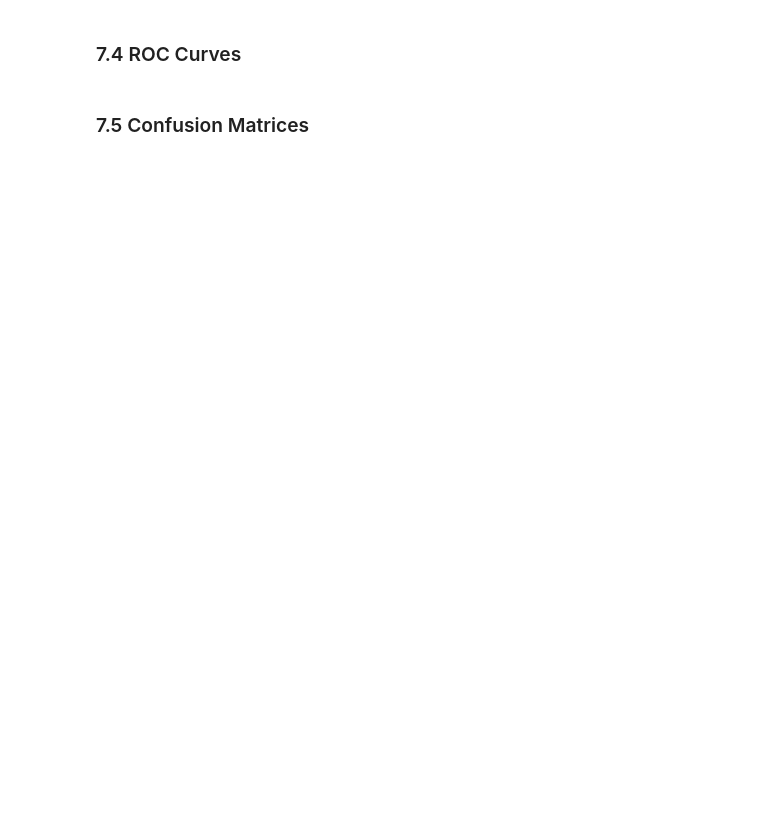
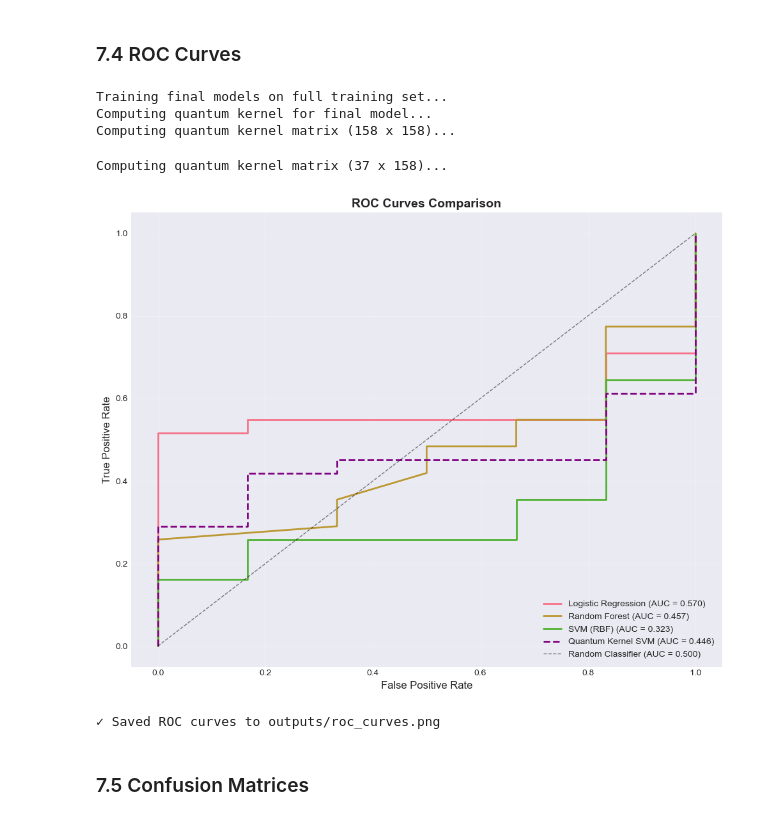
Before and after one commit to prajxal/Parkinson-s-Disease-Detection-with-QSVM, a Jupyter notebook: parkinsons_quantum_ml_analysis.ipynb, the cells around one changed output. Cells and saved outputs as stored; diff of their text form; code cells hidden in the pictures; blank space fills up the shorter version.

Commit message:
Changed the data model was trained on

```diff
--- a/parkinsons_quantum_ml_analysis.ipynb
+++ b/parkinsons_quantum_ml_analysis.ipynb
@@ -520,7 +656,7 @@ def quantum_kernel_circuit(x1, x2):
     for i in range(N_QUBITS - 1, -1, -1):
         qml.RY(-x2[i], wires=i)
 
-    # Return probability of |0...0> state (fidelity)
-    return qml.probs(wires=range(N_QUBITS))[0]
+    # Return probability distribution (will index [0] for |0...0> state after execution)
+    return qml.probs(wires=range(N_QUBITS))
 
 print("✓ Quantum feature map defined")
@@ -565,7 +703,9 @@ def compute_quantum_kernel(X1, X2=None):
         for j in range(n2):
             # Compute overlap using quantum circuit
             # Kernel value is |<φ(x1)|φ(x2)>|² = probability of |0...0> state
-            kernel_value = quantum_kernel_circuit(X1_norm[i], X2_norm[j])
+            probs = quantum_kernel_circuit(X1_norm[i], X2_norm[j])
+            # Extract probability of |0...0> state (first element of probability array)
+            kernel_value = probs[0]
             kernel_matrix[i, j] = float(kernel_value)
 
     return kernel_matrix
@@ -600,7 +742,9 @@ for fold, (train_idx, val_idx) in enumerate(subject_wise_cv(X_train_quantum, y_t
     K_train = compute_quantum_kernel(X_train_cv)
 
     print("  Computing validation kernel matrix...")
-    K_val = compute_quantum_kernel(X_train_cv, X_val_cv)
+    # For sklearn's precomputed kernel, validation kernel must be (n_val, n_train)
+    # So we swap arguments: validation samples (rows) × training samples (columns)
+    K_val = compute_quantum_kernel(X_val_cv, X_train_cv)
 
     # Train SVM with precomputed kernel
     svm_quantum = SVC(kernel='precomputed', probability=True, random_state=RANDOM_STATE)
@@ -783,7 +986,9 @@ for model_name, model in models.items():
 # Quantum kernel SVM
 print("Computing quantum kernel for final model...")
 K_train_final = compute_quantum_kernel(X_train_quantum)
-K_test_final = compute_quantum_kernel(X_train_quantum, X_test_quantum)
+# For sklearn's precomputed kernel, test kernel must be (n_test, n_train)
+# So we swap arguments: test samples (rows) × training samples (columns)
+K_test_final = compute_quantum_kernel(X_test_quantum, X_train_quantum)
 
 svm_quantum_final = SVC(kernel='precomputed', probability=True, random_state=RANDOM_STATE)
 svm_quantum_final.fit(K_train_final, y_train_full)
@@ -791,33 +996,40 @@ svm_quantum_final.fit(K_train_final, y_train_full)
 # Compute ROC curves
 plt.figure(figsize=(10, 8))
 
 # Classical models
 for model_name, model in final_classical_models.items():
     y_pred_proba = model.predict_proba(X_test)[:, 1]
     fpr, tpr, _ = roc_curve(y_test, y_pred_proba)
     auc = roc_auc_score(y_test, y_pred_proba)
     plt.plot(fpr, tpr, label=f'{model_name} (AUC = {auc:.3f})', linewidth=2)
 
 # Quantum model
 y_pred_proba_quantum = svm_quantum_final.predict_proba(K_test_final)[:, 1]
 fpr_q, tpr_q, _ = roc_curve(y_test, y_pred_proba_quantum)
 auc_q = roc_auc_score(y_test, y_pred_proba_quantum)
 plt.plot(fpr_q, tpr_q, label=f'Quantum Kernel SVM (AUC = {auc_q:.3f})',
          linewidth=2, linestyle='--', color='purple')
 
 # Diagonal line (random classifier)
 plt.plot([0, 1], [0, 1], 'k--', label='Random Classifier (AUC = 0.500)', linewidth=1, alpha=0.5)
 
 plt.xlabel('False Positive Rate', fontsize=12)
 plt.ylabel('True Positive Rate', fontsize=12)
 plt.title('ROC Curves Comparison', fontsize=14, fontweight='bold')
 plt.legend(loc='lower right', fontsize=10)
 plt.grid(True, alpha=0.3)
 plt.tight_layout()
 plt.savefig(f'{OUTPUT_DIR}/roc_curves.png', dpi=300, bbox_inches='tight')
 plt.show()
 
 print(f"✓ Saved ROC curves to {OUTPUT_DIR}/roc_curves.png")
+# %% [output]
+Training final models on full training set...
+Computing quantum kernel for final model...
+Computing quantum kernel matrix (158 x 158)...
+Computing quantum kernel matrix (37 x 158)...
+[figure, added]
+✓ Saved ROC curves to outputs/roc_curves.png
 # %% [markdown]
 ### 7.5 Confusion Matrices
 # %%
```
Also changed, not shown: parts of 26 cells of this notebook, 21 other files.
